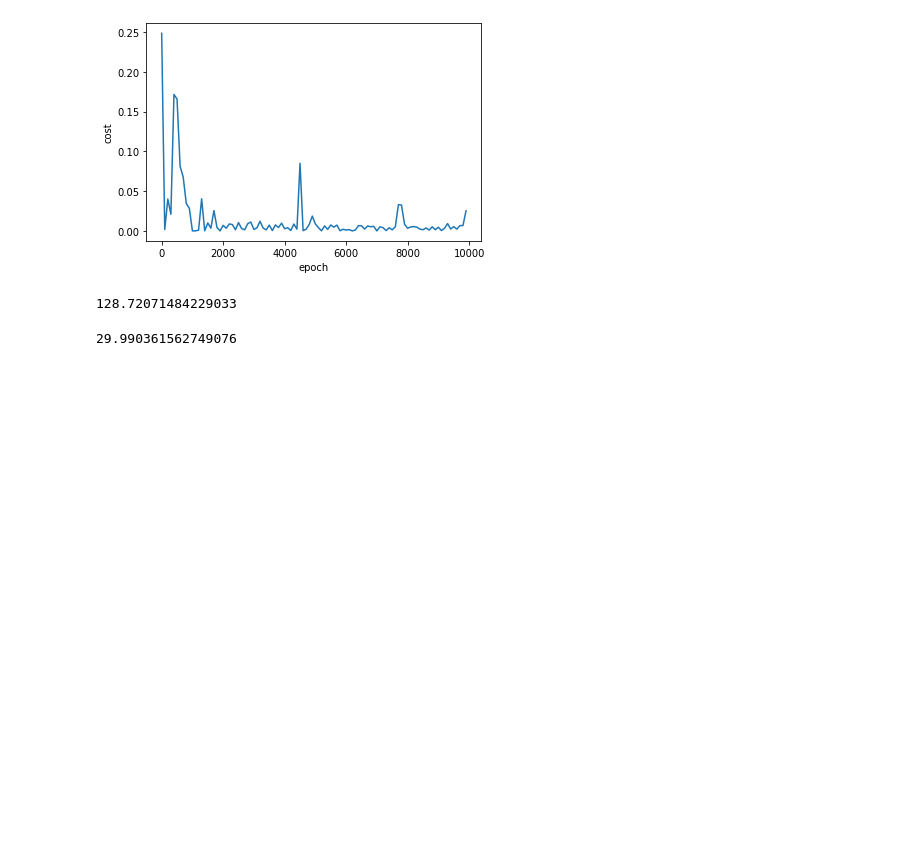
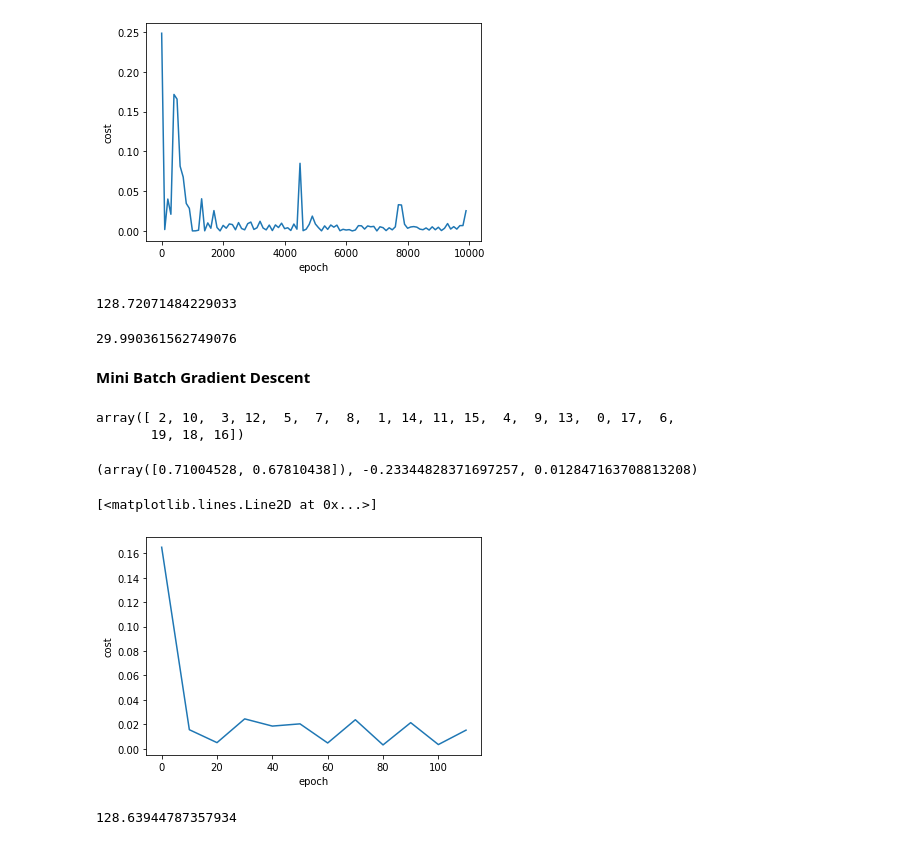
Before and after one commit to Void-Brain70/Deep_Learning, a Jupyter notebook: SGD_vs_BGD_vs_MBGD.ipynb, the cells around one changed output. Saved outputs shown, nothing was run; the diff lists cells and outputs as text; code cells hidden in the pictures; blank space fills up the shorter version.

```diff
--- a/SGD_vs_BGD_vs_MBGD.ipynb
+++ b/SGD_vs_BGD_vs_MBGD.ipynb
@@ -203,3 +203,73 @@ predict(2600,4,w_sgd, b_sgd)
 predict(1000,2,w_sgd, b_sgd)
 # %% [output]
 29.990361562749076
+# %% [markdown]
+**Mini Batch Gradient Descent**
+# %%
+np.random.permutation(20)
+# %% [output]
+array([ 2, 10,  3, 12,  5,  7,  8,  1, 14, 11, 15,  4,  9, 13,  0, 17,  6,
+       19, 18, 16])
+# %%
+def MBGD(x, y_true, epochs = 100, batch_size = 5, learning_rate = 0.01):
+  number_of_features = x.shape[1]
+  w = np.ones(shape=(number_of_features))
+  b = 0
+  total_samples = x.shape[0]
+
+  if batch_size > total_samples:
+    batch_size = total_samples
+
+  cost_list = []
+  epoch_list = []
+
+  num_batches = int(total_samples/batch_size)
+
+  for i in range(epochs):
+    random_indices = np.random.permutation(total_samples)
+    x_tmp = x[random_indices]
+    y_tmp = y_true[random_indices]
+
+    for j in range(0,total_samples,batch_size):
+      xj = x_tmp[j:j+batch_size]
+      yj = y_tmp[j:j+batch_size]
+      y_pred = np.dot(w, xj.T) + b
+
+      w_grad = -(2/len(xj))*(xj.T.dot(yj-y_pred))
+      b_grad = -(2/len(xj))*np.sum(yj-y_pred)
+
+      w = w - learning_rate * w_grad
+      b = b - learning_rate * b_grad
+
+      cost = np.mean(np.square(yj-y_pred))
+    if i%10==0:
+      cost_list.append(cost)
+      epoch_list.append(i)
+
+  return w, b, cost, cost_list, epoch_list
+
+w, b, cost, cost_list, epoch_list = MBGD(
+    scaled_x,
+    scaled_y.reshape(scaled_y.shape[0],),
+    epochs = 120,
+    batch_size = 5
+)
+w, b, cost
+# %% [output]
+(array([0.71004528, 0.67810438]), -0.23344828371697257, 0.012847163708813208)
+# %%
+plt.xlabel("epoch")
+plt.ylabel("cost")
+plt.plot(epoch_list,cost_list)
+# %% [output]
+[<matplotlib.lines.Line2D at 0x...>]
+[figure, added]
+# %%
+def predict(area,bedrooms,w,b):
+    scaled_x = x.transform([[area, bedrooms]])[0]
+    scaled_price = w[0] * scaled_x[0] + w[1] * scaled_x[1] + b
+    return y.inverse_transform([[scaled_price]])[0][0]
+
+predict(2600,4,w,b)
+# %% [output]
+128.63944787357934
```
